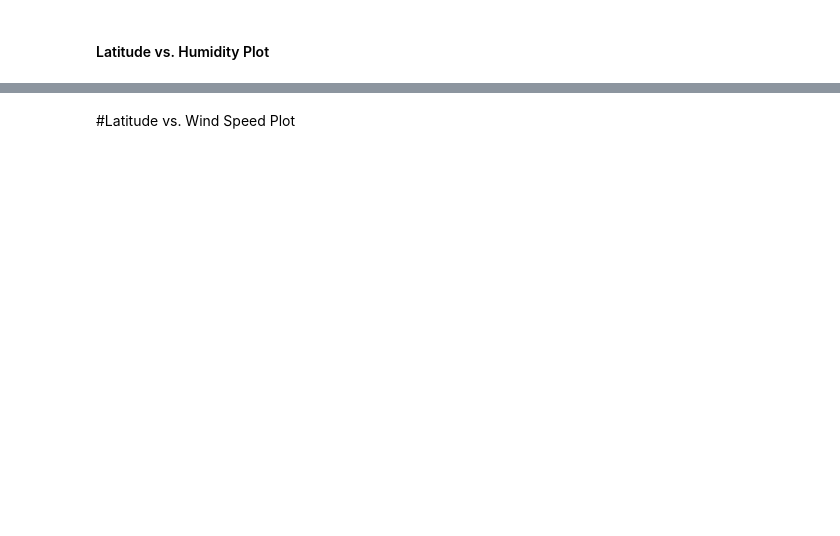
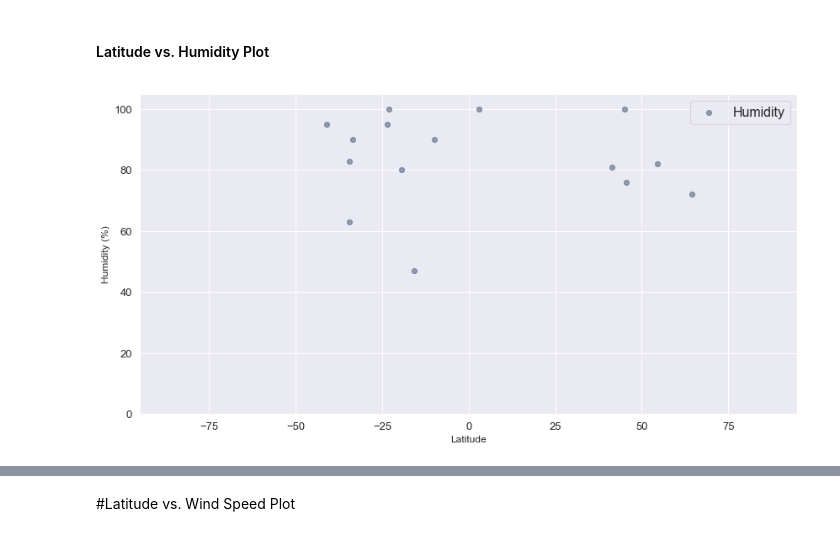
Before and after one commit to hvannia/WeatherPy, a Jupyter notebook: WeatherPy.ipynb, the cells around one changed output, grey strips where cells are left out. Saved outputs shown, nothing was run; the diff lists cells and outputs as text; code cells hidden in the pictures; blank space fills up the shorter version.

```diff
--- a/WeatherPy.ipynb
+++ b/WeatherPy.ipynb
@@ -79,10 +83,7 @@ cityCounter=1
 for city in cities:
     try:
         city_query_url = query_url+city
-        print(city_query_url)
-        res = requests.get(city_query_url)
-        print=(response)
-        response=re.json()
+        response = requests.get(city_query_url).json()
         rcities.append(response['name'])
         rlats.append(response['coord']['lat'])
         rlngs.append(response['coord']['lon'])
@@ -93,9 +94,41 @@ for city in cities:
         mxTemps.append(response['main']['temp_max'])
         winds.append(response['wind']['speed'])
         degs.append(response['wind']['deg'])
+        d= int(response['wind']['deg'])
+        if  d > 337 or d < 22.5:
+            markers.append('\\rightarrow')
+            colors.append('tab:blue')
+            wdds.append('E')
+        elif d >=22.5 and d <65:
+            markers.append('\\nearrow')
+            colors.append('tab:orange')
+            wdds.append('NE')
+        elif d >=65 and d< 112.5:
+            markers.append('\\uparrow')
+            colors.append('tab:green')
+            wdds.append('N')
+        elif d >=112.5 and d < 157.5:
+            markers.append('\\nwarrow')
+            colors.append('tab:red')
+            wdds.append('NW')
+        elif d >=157.5 and d < 202.5:
+            markers.append('\\leftarrow')
+            colors.append('tab:purple')
+            wdds.append('W')
+        elif d >=202.5 and d < 247.5:
+            markers.append('\\swarrow')
+            colors.append('tab:brown')
+            wdds.append('SW')
+        elif d >=247.5 and d < 292.5:
+            markers.append('\\downarrow')
+            colors.append('tab:pink')
+            wdds.append('S')
+        else:
+            markers.append('\\searrow')
+            colors.append('tab:olive')
+            wdds.append('SE')
         print("Processing Record "+str( cityCounter)+ " of " +str(cityCount)+" | " + city)
         cityCounter= cityCounter+1
     except:
         print('Skipped '+city)
-#print(response)
 # %% [output]
@@ -167,20 +216,22 @@ plt.show()
 # %%
 x= weather_data['Lat']
 y= weather_data['Humidity']
 s= y*10
 plt.figure(figsize=(14, 7), dpi= 72)
 
 plt.scatter(x,y, marker='o', facecolors='tab:gray' ,edgecolors='b', alpha=0.75)
 #gca=get current axis
-plt.gca().set(xlim=(min(weather_data['Lat']-10),max(weather_data['Lat']+10)),
+plt.gca().set(xlim=(-95,95),
               ylim=(0,105),
               xlabel='Latitude',
               ylabel='Humidity (%)')
 plt.xticks(fontsize=13)
 plt.yticks(fontsize=13)
 plt.title='Humidity  vs. Latitude '
 plt.legend(fontsize=16)
 plt.show()
+# %% [output]
+[figure, added]
 # %%
 x= weather_data['Lat']
 y= weather_data['Cloudiness']
```
Also changed, not shown: parts of 10 cells of this notebook.
